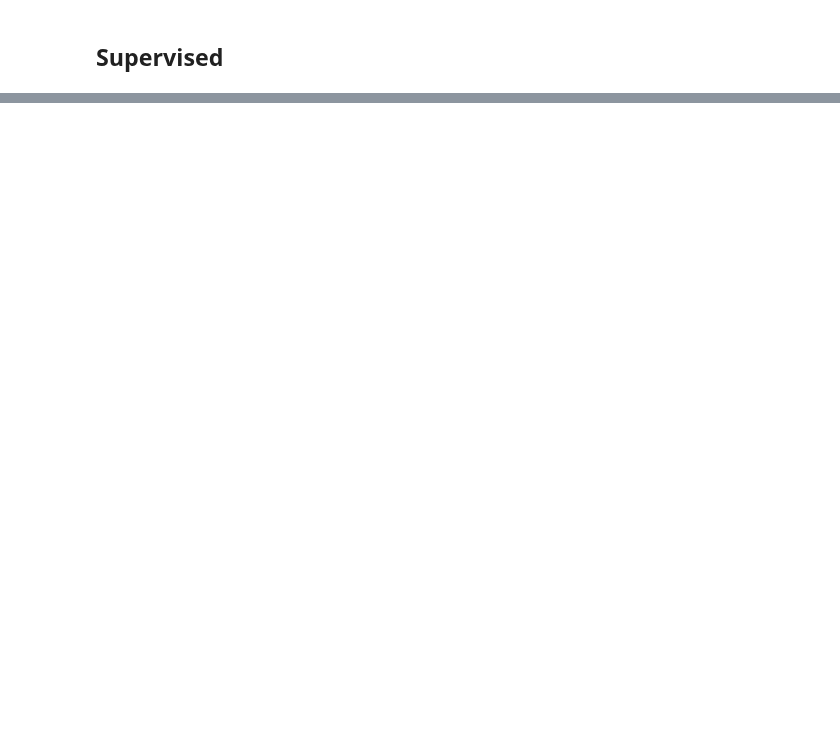
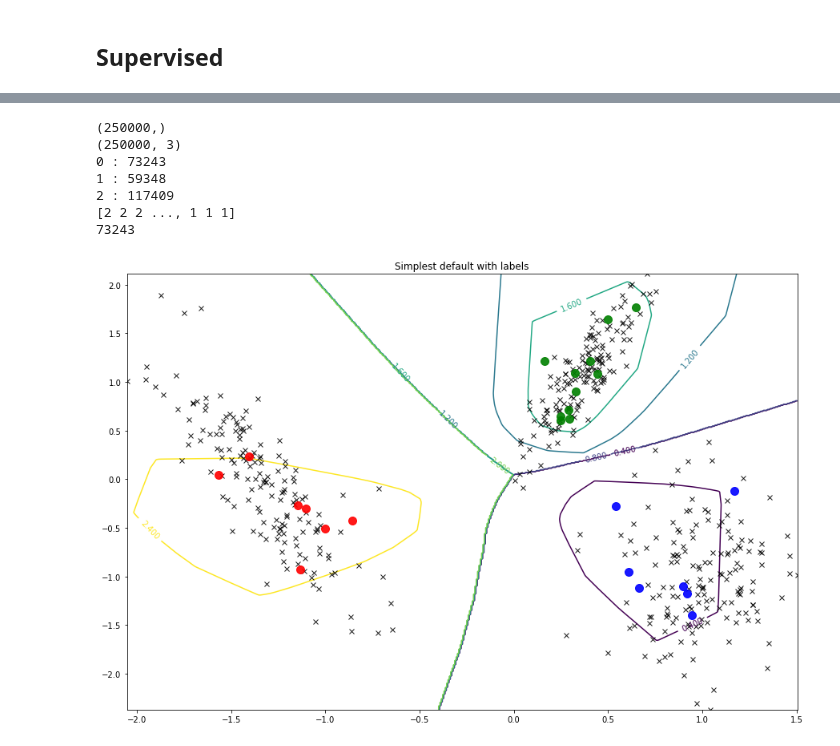
Before and after one commit to mfinzi/gans-and-stuff, a Jupyter notebook: experiments/semisupervised_experiments/semi_synth.ipynb, the cells around one changed output, grey strips where cells are left out. Saved outputs shown, nothing was run; the diff lists cells and outputs as text; code cells hidden in the pictures; blank space fills up the shorter version.

```diff
--- a/experiments/semisupervised_experiments/semi_synth.ipynb
+++ b/experiments/semisupervised_experiments/semi_synth.ipynb
@@ -172,5 +235,6 @@ visualize(model_semi, labeled, unlabeled)
 # %%
-def visualize(classifier, labeled_ds, unlabeled_ds, x_min=None, x_max=None, y_min=None, y_max=None, n_grid=100):
+def visualize(classifier, labeled_ds, unlabeled_ds, x_min=None, x_max=None, y_min=None, y_max=None, n_grid=100,
+             with_last_class=True):
 
     X_l = labeled_ds.X.numpy()
     y_l = labeled_ds.y.numpy().astype(int)[:, 0]
@@ -195,6 +259,8 @@ def visualize(classifier, labeled_ds, unlabeled_ds, x_min=None, x_max=None, y_mi
     w_grid = Variable(torch.from_numpy(w_grid).float())
 
     probs = classifier.net.forward(w_grid).data.numpy()
+    if not with_last_class:
+        probs = probs[:, :-1]
 
     color_lst = ['bo', 'go', 'ro', 'yo', 'mo', 'ko']
 
@@ -204,13 +270,7 @@ def visualize(classifier, labeled_ds, unlabeled_ds, x_min=None, x_max=None, y_mi
     for cl in range(np.max(y_l)+1):
         plt.plot(X_l[y_l == cl][:, 0], X_l[y_l == cl][:, 1], color_lst[cl], alpha=0.9, ms=10)
 
-#     for cl in range(np.max(y_l)+1):
-#         print(cl)
-#         CS = plt.contour(w_grid_x, w_grid_y, (probs[:, cl]).reshape((n_grid, n_grid)), levels=[0.3])
-#         plt.clabel(CS, inline=1, fontsize=10)
-
     classes = np.argmax(probs, axis=1)
-#     prob_classes = probs[:, classes]
     print(classes.shape)
     print(probs.shape)
     val = classes + np.max(probs, axis=1)
@@ -225,0 +288,17 @@ def visualize(classifier, labeled_ds, unlabeled_ds, x_min=None, x_max=None, y_mi
+# %%
+net_gan = DiscriminatorNetwork(2, 4, 500)
+net_gan.apply(weights_init)
+model_gan = GANBasedClassifier(net_gan, lr=1e-3)
+# %%
+labeled_gen = make_batch_generator(labeled, 5)
+unlabeled_gen = make_batch_generator(unlabeled, 5)
+# z_gen = make_z_gen(5)
+z_gen = make_z_gen_from_unlabeled(5, unlabeled)
+# %%
+for i in range(1000):
+    x_l, y_l = next(labeled_gen)
+    x_u = next(unlabeled_gen)
+    z = next(z_gen)
+    if not(i % 100) and (i > 0):
+        print(i, loss)
+    loss = model_gan.step(x_l, y_l, x_u, z)
@@ -225,0 +315,11 @@ def visualize(classifier, labeled_ds, unlabeled_ds, x_min=None, x_max=None, y_mi
+# %%
+visualize(model_gan, labeled, unlabeled, with_last_class=False, n_grid=500)
+# %% [output]
+(250000,)
+(250000, 3)
+0 : 73243
+1 : 59348
+2 : 117409
+[2 2 2 ..., 1 1 1]
+73243
+[figure, added]
```
Also changed, not shown: parts of 10 cells of this notebook.
